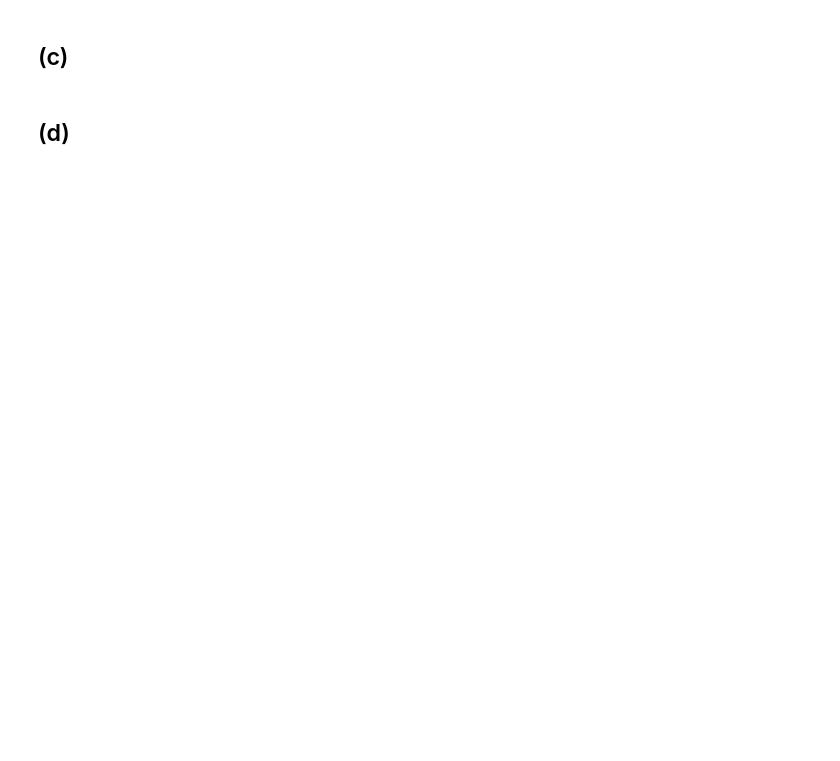
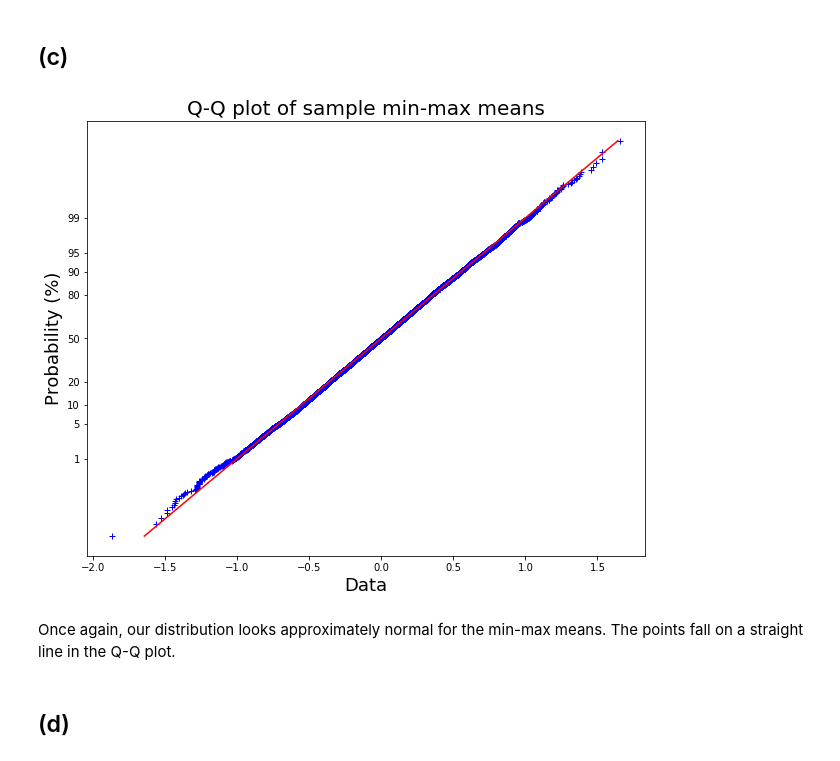
Before and after one commit to rfeinman/hw-mathtools, a Jupyter notebook: Feinman_Reuben_HW5/hw5.ipynb, the cells around one changed output. Saved outputs shown, nothing was run; the diff lists cells and outputs as text; code cells hidden in the pictures; blank space fills up the shorter version.

```diff
--- a/Feinman_Reuben_HW5/hw5.ipynb
+++ b/Feinman_Reuben_HW5/hw5.ipynb
@@ -28,4 +103,32 @@ plt.figure(figsize=(10,8))
 # %% [markdown]
 ## (c)
+# %%
+def compute_min_max_means(X):
+    """
+    A helper function that takes a data set of size
+    (nb_trials, nb_samples_per_trial) and computes,
+    for each trial, the mean of the max and min for
+    that trial.
+    """
+    # Compute the max for each sample
+    maxs = X.max(axis=1).reshape(-1,1)
+    # Compute the min for each sample
+    mins = X.min(axis=1).reshape(-1,1)
+    # Concatenate max and min of each sample along an axis so
+    # that averages can be computed easily
+    conc = np.concatenate((maxs, mins), axis=1)
+    # Compute min,max average for each sample
+    min_max_means = conc.mean(axis=1)
+
+    return min_max_means
+# %%
+min_max_means = compute_min_max_means(X)
+# %%
+# Show the Q-Q plot
+normplot(min_max_means, title='Q-Q plot of sample min-max means')
+# %% [output]
+[figure, added]
+# %% [markdown]
+Once again, our distribution looks approximately normal for the min-max means. The points fall on a straight line in the Q-Q plot.
 # %% [markdown]
 ## (d)
```
Also changed, not shown: parts of 16 cells of this notebook.
